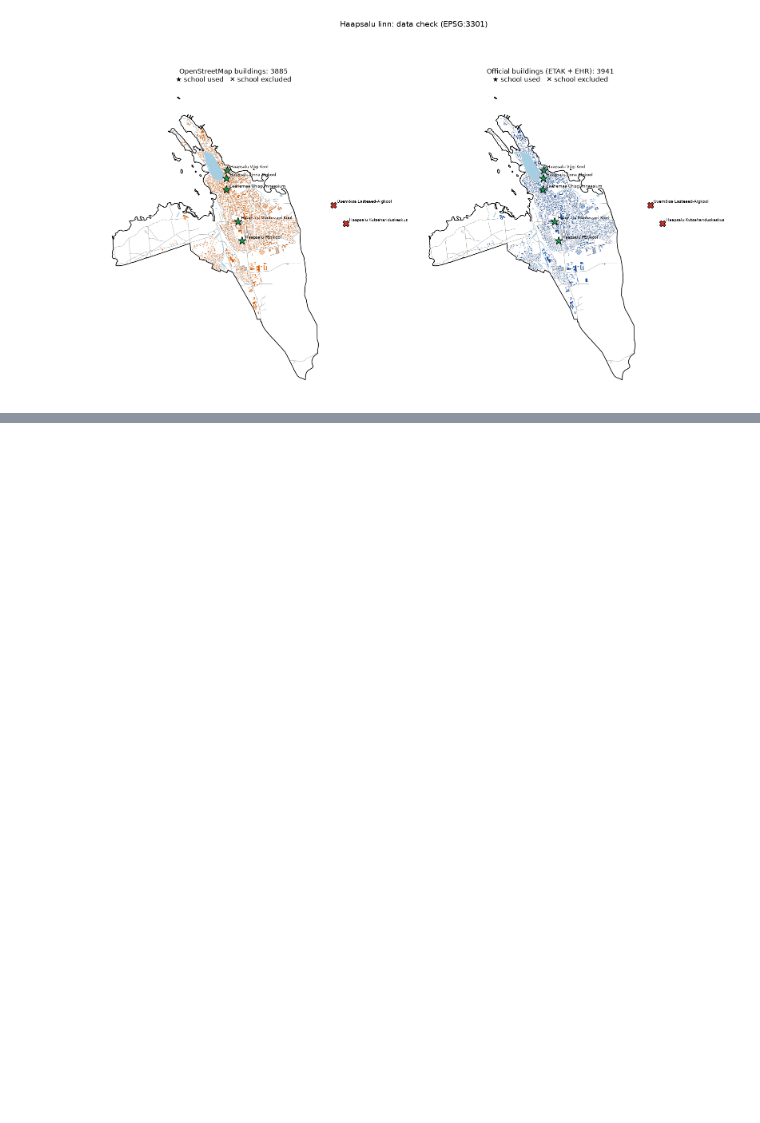
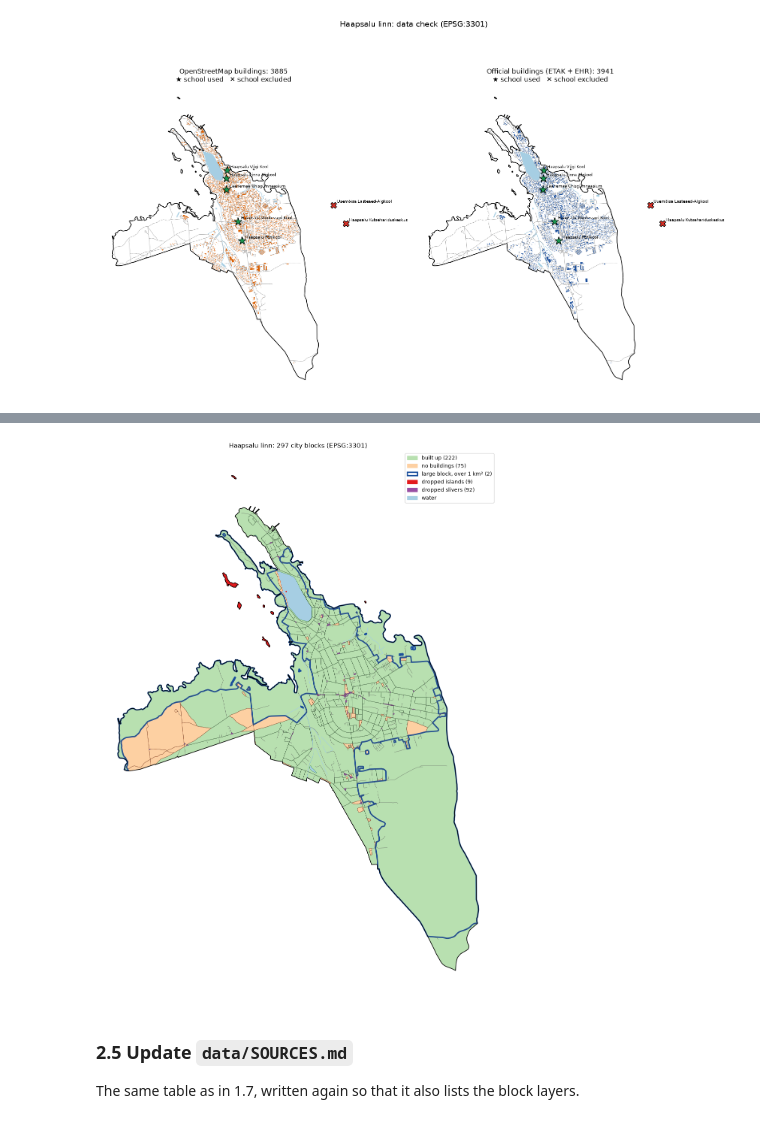
Before and after one commit to aleks-nab/haapsalu-urban-blocks, a Jupyter notebook: notebook.ipynb, the cells around one changed output, grey strips where cells are left out. Saved outputs shown, nothing was run; the diff lists cells and outputs as text; code cells hidden in the pictures; blank space fills up the shorter version.

```diff
--- a/notebook.ipynb
+++ b/notebook.ipynb
@@ -542,0 +679,11 @@ plt.show()
+# %%
+from blocksnet.blocks.cutting import cut_urban_blocks, preprocess_urban_objects
+
+boundary_gdf = gpd.read_file(DATA / "boundary.geojson")[["geometry"]]
+roads_gdf = gpd.read_file(DATA / "osm_roads.geojson")
+water_gdf = gpd.read_file(DATA / "osm_water.geojson")
+print("Road types used for cutting:", roads_gdf["highway"].value_counts().to_dict())
+
+lines_gdf, polygons_gdf = preprocess_urban_objects(roads_gdf, None, water_gdf)  # None: no railway
+blocks_all = cut_urban_blocks(boundary_gdf, lines_gdf, polygons_gdf)
+print(f"Blocks cut by BlocksNet: {len(blocks_all)}")
@@ -542,0 +803,27 @@ plt.show()
+# %%
+fig, ax = plt.subplots(figsize=(11, 15))
+water.plot(ax=ax, color="#a6cee3", edgecolor="#a6cee3", linewidth=0.8)
+blocks[blocks.built_up].plot(ax=ax, color="#b8e0b0", edgecolor="#2b7a2b", linewidth=0.4)
+blocks[~blocks.built_up].plot(ax=ax, color="#fdd0a2", edgecolor="#d94801", linewidth=0.4)
+blocks[blocks.large_block].boundary.plot(ax=ax, color="#1b4f9c", linewidth=2.5)
+islands.plot(ax=ax, color="#e31a1c", edgecolor="#e31a1c", linewidth=1)
+slivers.plot(ax=ax, color="#984ea3", edgecolor="#984ea3", linewidth=0.8)
+roads.plot(ax=ax, color="#555555", linewidth=0.4)
+boundary.boundary.plot(ax=ax, color="black", linewidth=1.2)
+ax.legend(handles=[Patch(color="#b8e0b0", label=f"built up ({int(blocks.built_up.sum())})"),
+                   Patch(color="#fdd0a2", label=f"no buildings ({int((~blocks.built_up).sum())})"),
+                   Patch(facecolor="none", edgecolor="#1b4f9c", linewidth=2.5, label=f"large block, over 1 km² ({int(blocks.large_block.sum())})"),
+                   Patch(color="#e31a1c", label=f"dropped islands ({len(islands)})"),
+                   Patch(color="#984ea3", label=f"dropped slivers ({len(slivers)})"),
+                   Patch(color="#a6cee3", label="water")], loc="upper right")
+ax.set_title(f"Haapsalu linn: {len(blocks)} city blocks (EPSG:3301)")
+ax.set_axis_off()
+fig.tight_layout()
+fig.savefig(DATA / "blocks_check.png", dpi=150)
+plt.show()
+# %% [output]
+[figure, added]
+# %% [markdown]
+### 2.5 Update `data/SOURCES.md`
+
+The same table as in 1.7, written again so that it also lists the block layers.
```
Also changed, not shown: parts of 20 cells of this notebook, 14 other files.
